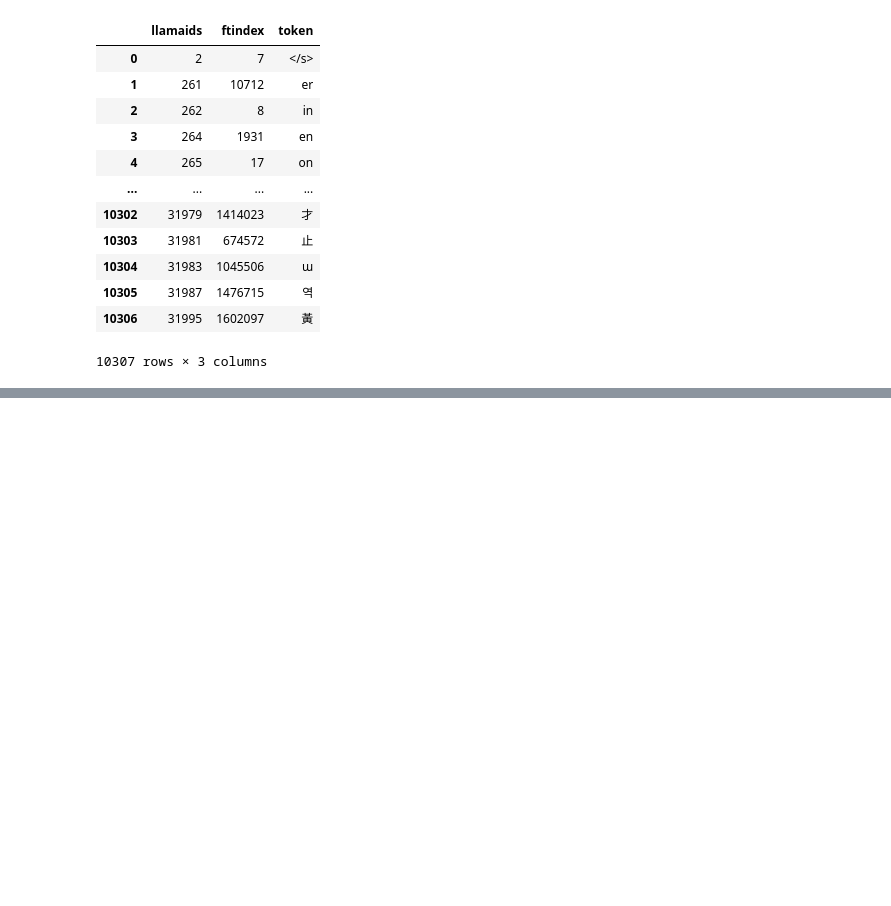
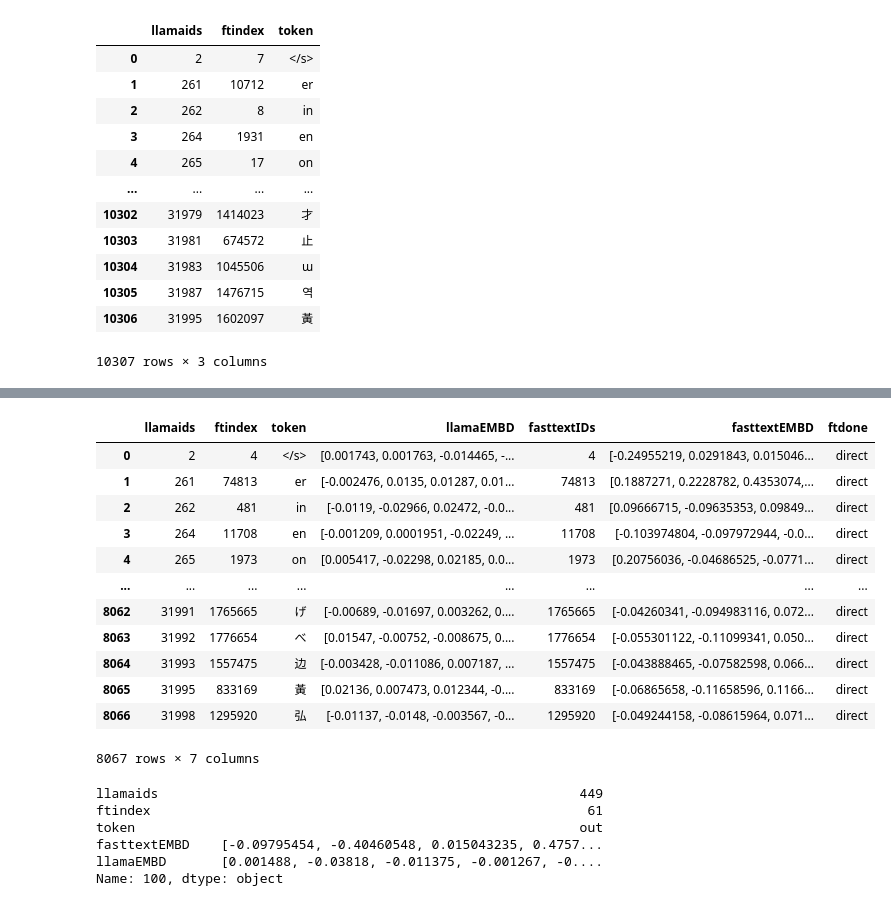
Before and after one commit to Alerza/nlp_task, a Jupyter notebook: Get_fasttext_and_llama_embeding.ipynb, the cells around one changed output, grey strips where cells are left out. Saved outputs shown, nothing was run; the diff lists cells and outputs as text; code cells hidden in the pictures; blank space fills up the shorter version.

```diff
--- a/Get_fasttext_and_llama_embeding.ipynb
+++ b/Get_fasttext_and_llama_embeding.ipynb
@@ -69,9 +69,7 @@ Warning : `load_model` does not return WordVectorModel or SupervisedModel any mo
 words_fa = model_fa.get_words()
 words_fa_df = pd.DataFrame(words_fa, columns=['token'])
 words_fa_df['ftindex'] = words_fa_df.index
-words_fa_df = words_fa_df[['ftindex','token']]
-
-words_en = model_en.get_words()
-words_en_df = pd.DataFrame(words_en, columns=['token'])
-words_en_df['ftindex'] = words_en_df.index
-words_en_df = words_en_df[['ftindex','token']]
+# %%
+vocab_fa_merge = pd.merge(llama_vocab,words_fa_df, how='inner', on='token')
+vocab_fa_merge = vocab_fa_merge[['llamaids','ftindex','token']]
+vocab_fa_merge
@@ -130,0 +116,48 @@ vocab_en_merge
+# %%
+import numpy as np
+model = model_fa
+
+def tokne2fasttext(token):
+    ids = model.get_word_id(token)
+    if ids>= 0 :
+        fasttextID = ids
+        fasttextEMBD= model.get_input_vector(ids)
+        done = 'direct'
+    else:
+        ctoken = token.replace('▁','')
+        ids = model.get_word_id(ctoken)
+        if ids>= 0 :
+            fasttextID = ids
+            fasttextEMBD= model.get_input_vector(ids)
+            done = 'rm_'
+        else:
+            fasttextID = ids
+            fasttextEMBD= model[token]
+            done = 'NotAvlbe'
+    return fasttextID , fasttextEMBD , done
+
+def tokne2llamaEMBD(llamaids):
+    llamaEMBD= llamaemmbding[llamaids].detach().numpy()
+    return   llamaEMBD
+
+
+
+vocab_fa_merge[ 'llamaEMBD'] = vocab_fa_merge['llamaids'].apply(tokne2llamaEMBD)
+
+#vocab_en_merge[ 'fasttextEMBD'] = vocab_en_merge['ftindex'].apply(tokne2fasttextEMBD)
+vocab_fa_merge[['fasttextIDs','fasttextEMBD', 'ftdone']] = vocab_fa_merge['token'].apply(tokne2fasttext).apply(pd.Series)
+vocab_fa_merge
+# %% [output]
+|  | llamaids | ftindex | token | llamaEMBD | fasttextIDs | fasttextEMBD | ftdone |
+| 0 | 2 | 4 | </s> | [0.001743, 0.001763, -0.014465, -... | 4 | [-0.24955219, 0.0291843, 0.015046... | direct |
+| 1 | 261 | 74813 | er | [-0.002476, 0.0135, 0.01287, 0.01... | 74813 | [0.1887271, 0.2228782, 0.4353074,... | direct |
+| 2 | 262 | 481 | in | [-0.0119, -0.02966, 0.02472, -0.0... | 481 | [0.09666715, -0.09635353, 0.09849... | direct |
+| 3 | 264 | 11708 | en | [-0.001209, 0.0001951, -0.02249, ... | 11708 | [-0.103974804, -0.097972944, -0.0... | direct |
+| 4 | 265 | 1973 | on | [0.005417, -0.02298, 0.02185, 0.0... | 1973 | [0.20756036, -0.04686525, -0.0771... | direct |
+| ... | ... | ... | ... | ... | ... | ... | ... |
+| 8062 | 31991 | 1765665 | げ | [-0.00689, -0.01697, 0.003262, 0.... | 1765665 | [-0.04260341, -0.094983116, 0.072... | direct |
+| 8063 | 31992 | 1776654 | べ | [0.01547, -0.00752, -0.008675, 0.... | 1776654 | [-0.055301122, -0.11099341, 0.050... | direct |
+| 8064 | 31993 | 1557475 | 边 | [-0.003428, -0.011086, 0.007187, ... | 1557475 | [-0.043888465, -0.07582598, 0.066... | direct |
+| 8065 | 31995 | 833169 | 黃 | [0.02136, 0.007473, 0.012344, -0.... | 833169 | [-0.06865658, -0.11658596, 0.1166... | direct |
+| 8066 | 31998 | 1295920 | 弘 | [-0.01137, -0.0148, -0.003567, -0... | 1295920 | [-0.049244158, -0.08615964, 0.071... | direct |
+8067 rows × 7 columns
@@ -130,0 +166,10 @@ vocab_en_merge
+# %%
+word = vocab_en_merge.iloc[100]
+word
+# %% [output]
+llamaids                                                      449
+ftindex                                                        61
+token                                                         out
+fasttextEMBD    [-0.09795454, -0.40460548, 0.015043235, 0.4757...
+llamaEMBD       [0.001488, -0.03818, -0.011375, -0.001267, -0....
+Name: 100, dtype: object
```
Also changed, not shown: parts of 6 cells of this notebook.
